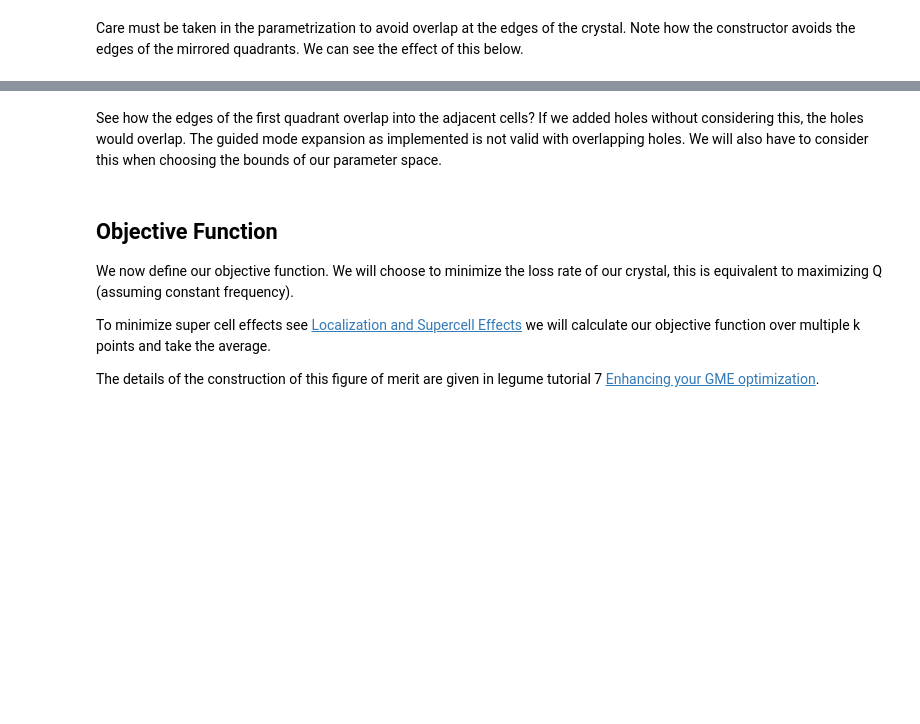
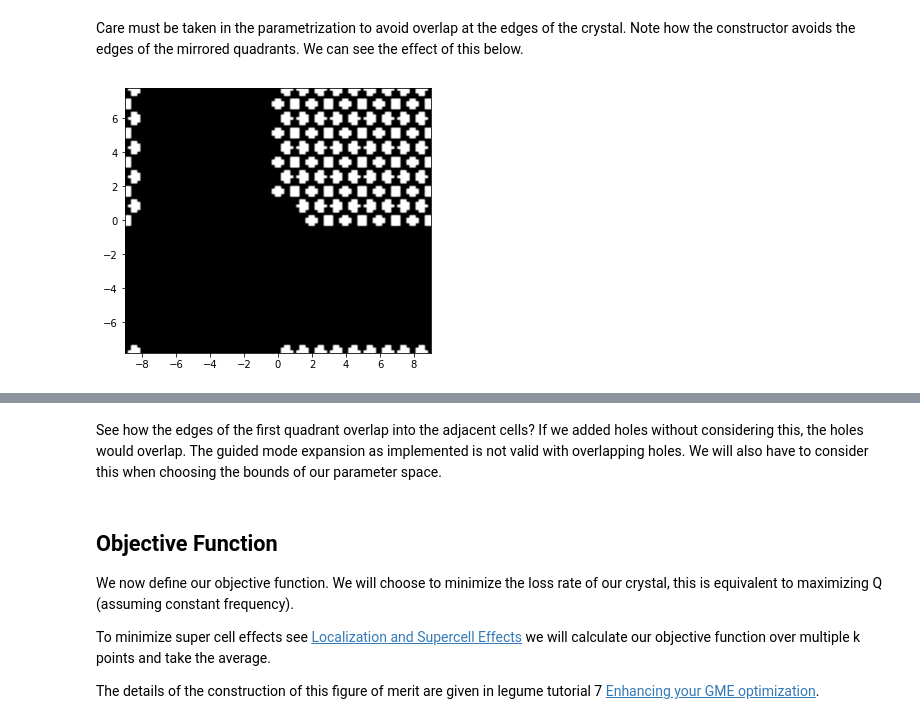
Before and after one commit to ENPH-2113-Silicon-Photonics/legume, a Jupyter notebook: chickpea_docs/07_Optimizing_the_H2_Cavity.ipynb, the cells around one changed output, grey strips where cells are left out. Cells and saved outputs as stored; diff of their text form; code cells hidden in the pictures; blank space fills up the shorter version.

```diff
--- a/chickpea_docs/07_Optimizing_the_H2_Cavity.ipynb
+++ b/chickpea_docs/07_Optimizing_the_H2_Cavity.ipynb
@@ -91,29 +94,31 @@ We can see the effect of this below.
 # %%
 def cavity_quadrant_1(dx, dy):
     # Initialize PhC
     phc = legume.PhotCryst(lattice)
 
     # Add a layer to the PhC
     phc.add_layer(d=dslab, eps_b=n_slab**2)
 
     # Apply holes symmetrically in the four quadrants
     for ic, x in enumerate(xp):
         yc = yp[ic] if yp[ic] == 0 else yp[ic] + dy[ic]
         xc = x if x == 0 else xp[ic] + dx[ic]
         phc.add_shape(legume.Circle(x_cent=xc, y_cent=yc, r=ra))
         # Comment out the mirrored quadrants for demonstration
         """
         if nx-0.6 > xp[ic] > 0 and (ny-1.1)*np.sqrt(3)/2 > yp[ic] > 0:
             phc.add_shape(legume.Circle(x_cent=-xc, y_cent=-yc, r=ra))
         if nx-1.6 > xp[ic] > 0:
             phc.add_shape(legume.Circle(x_cent=-xc, y_cent=yc, r=ra))
         if (ny-1.1)*np.sqrt(3)/2 > yp[ic] > 0 and nx-1.1 > xp[ic]:
             phc.add_shape(legume.Circle(x_cent=xc, y_cent=-yc, r=ra))
         """
     return phc
 
 phc_quad_1=cavity_quadrant_1(dx,dy)
-ax=legume.viz.eps_xy(phc_quad_1, z=dslab/2, Nx=100, Ny=100)
+legume.viz.eps_xy(phc_quad_1, z=dslab/2, Nx=100, Ny=100)
+# %% [output]
+[figure, added]
 # %%
 def cavity_quadrant_234(dx, dy):
     # Initialize PhC
```
Also changed, not shown: parts of 6 cells of this notebook, 4 other files.
